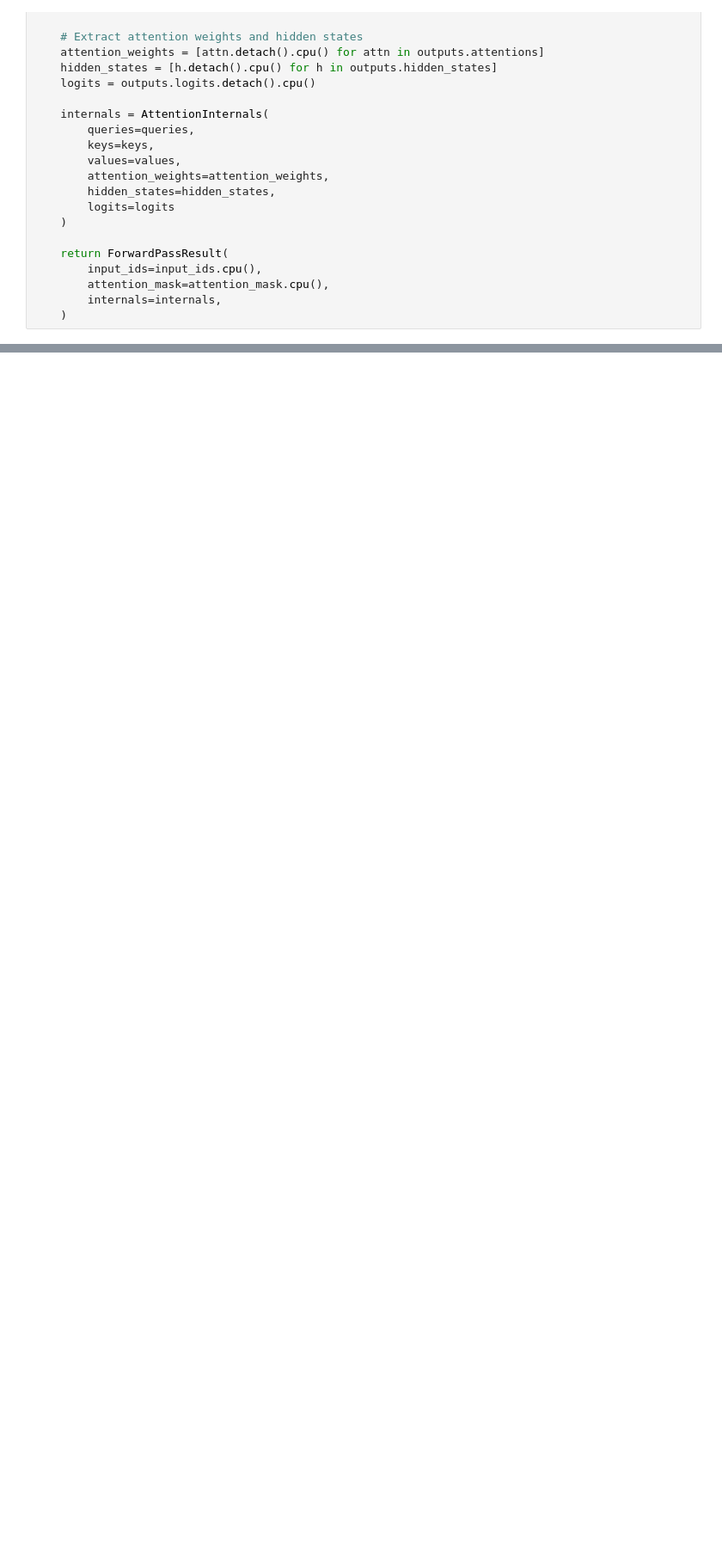
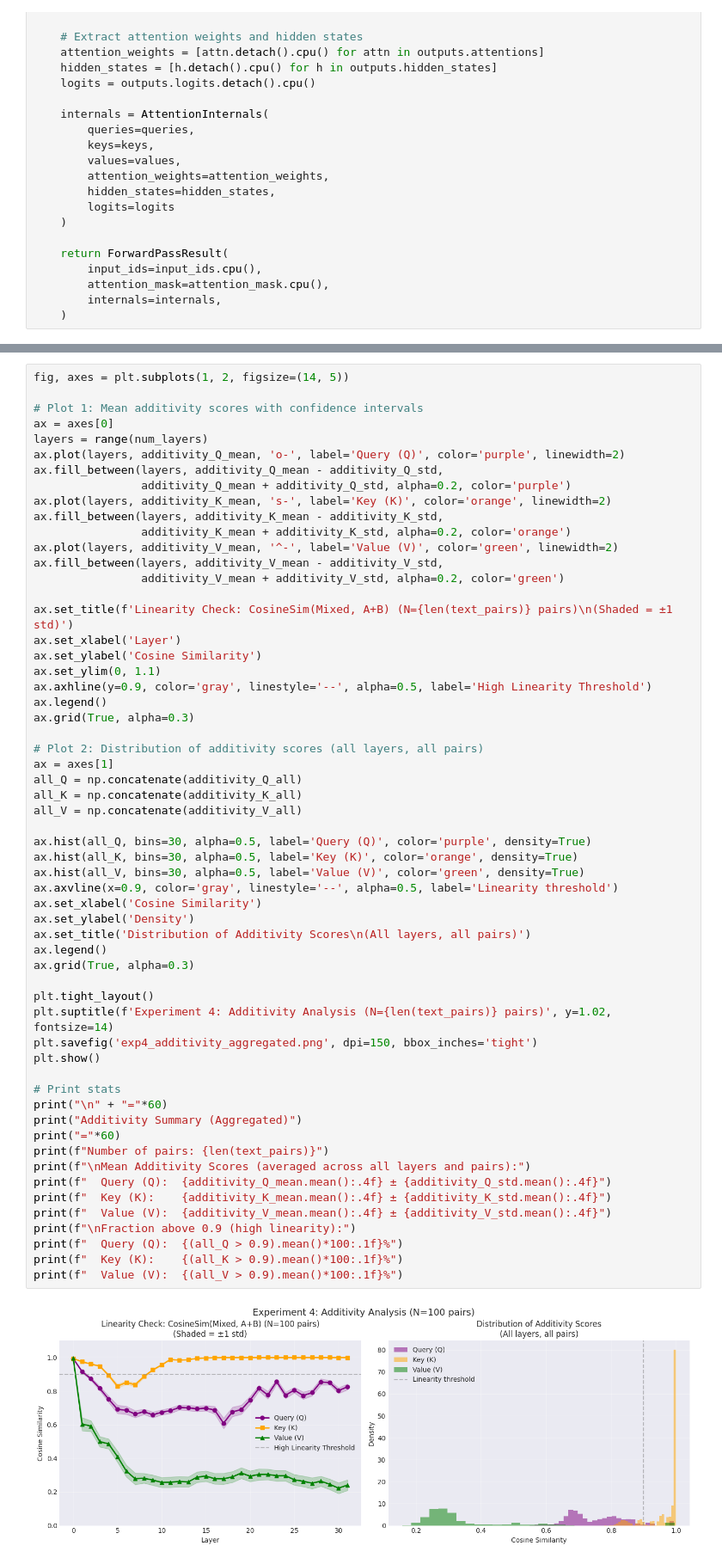
Before and after one commit to tikhonovpavel/mixture-of-embeddings, a Jupyter notebook: mechanistic_analysis.ipynb, the cells around one changed output, grey strips where cells are left out. Shown at 86% size. Drawn from its saved outputs; the diff is of its cells as text; blank space fills up the shorter version.

```diff
--- a/mechanistic_analysis.ipynb
+++ b/mechanistic_analysis.ipynb
@@ -1642,0 +1264,60 @@ print(f"Mean Additivity Score (V): {np.mean(additivity_scores['V']):.4f}")
+# %%
+fig, axes = plt.subplots(1, 2, figsize=(14, 5))
+
+# Plot 1: Mean additivity scores with confidence intervals
+ax = axes[0]
+layers = range(num_layers)
+ax.plot(layers, additivity_Q_mean, 'o-', label='Query (Q)', color='purple', linewidth=2)
+ax.fill_between(layers, additivity_Q_mean - additivity_Q_std,
+                additivity_Q_mean + additivity_Q_std, alpha=0.2, color='purple')
+ax.plot(layers, additivity_K_mean, 's-', label='Key (K)', color='orange', linewidth=2)
+ax.fill_between(layers, additivity_K_mean - additivity_K_std,
+                additivity_K_mean + additivity_K_std, alpha=0.2, color='orange')
+ax.plot(layers, additivity_V_mean, '^-', label='Value (V)', color='green', linewidth=2)
+ax.fill_between(layers, additivity_V_mean - additivity_V_std,
+                additivity_V_mean + additivity_V_std, alpha=0.2, color='green')
+
+ax.set_title(f'Linearity Check: CosineSim(Mixed, A+B) (N={len(text_pairs)} pairs)\n(Shaded = ±1 std)')
+ax.set_xlabel('Layer')
+ax.set_ylabel('Cosine Similarity')
+ax.set_ylim(0, 1.1)
+ax.axhline(y=0.9, color='gray', linestyle='--', alpha=0.5, label='High Linearity Threshold')
+ax.legend()
+ax.grid(True, alpha=0.3)
+
+# Plot 2: Distribution of additivity scores (all layers, all pairs)
+ax = axes[1]
+all_Q = np.concatenate(additivity_Q_all)
+all_K = np.concatenate(additivity_K_all)
+all_V = np.concatenate(additivity_V_all)
+
+ax.hist(all_Q, bins=30, alpha=0.5, label='Query (Q)', color='purple', density=True)
+ax.hist(all_K, bins=30, alpha=0.5, label='Key (K)', color='orange', density=True)
+ax.hist(all_V, bins=30, alpha=0.5, label='Value (V)', color='green', density=True)
+ax.axvline(x=0.9, color='gray', linestyle='--', alpha=0.5, label='Linearity threshold')
+ax.set_xlabel('Cosine Similarity')
+ax.set_ylabel('Density')
+ax.set_title('Distribution of Additivity Scores\n(All layers, all pairs)')
+ax.legend()
+ax.grid(True, alpha=0.3)
+
+plt.tight_layout()
+plt.suptitle(f'Experiment 4: Additivity Analysis (N={len(text_pairs)} pairs)', y=1.02, fontsize=14)
+plt.savefig('exp4_additivity_aggregated.png', dpi=150, bbox_inches='tight')
+plt.show()
+
+# Print stats
+print("\n" + "="*60)
+print("Additivity Summary (Aggregated)")
+print("="*60)
+print(f"Number of pairs: {len(text_pairs)}")
+print(f"\nMean Additivity Scores (averaged across all layers and pairs):")
+print(f"  Query (Q):  {additivity_Q_mean.mean():.4f} ± {additivity_Q_std.mean():.4f}")
+print(f"  Key (K):    {additivity_K_mean.mean():.4f} ± {additivity_K_std.mean():.4f}")
+print(f"  Value (V):  {additivity_V_mean.mean():.4f} ± {additivity_V_std.mean():.4f}")
+print(f"\nFraction above 0.9 (high linearity):")
+print(f"  Query (Q):  {(all_Q > 0.9).mean()*100:.1f}%")
+print(f"  Key (K):    {(all_K > 0.9).mean()*100:.1f}%")
+print(f"  Value (V):  {(all_V > 0.9).mean()*100:.1f}%")
+# %% [output]
+[figure, added]
```
Also changed, not shown: parts of 60 cells of this notebook, 12 other files.
